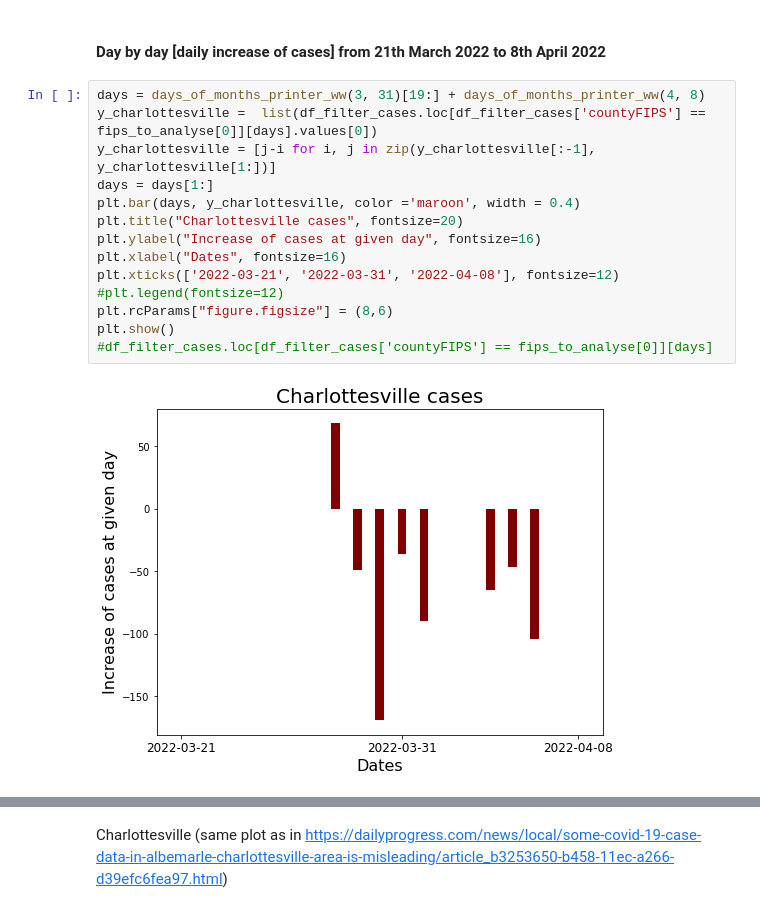
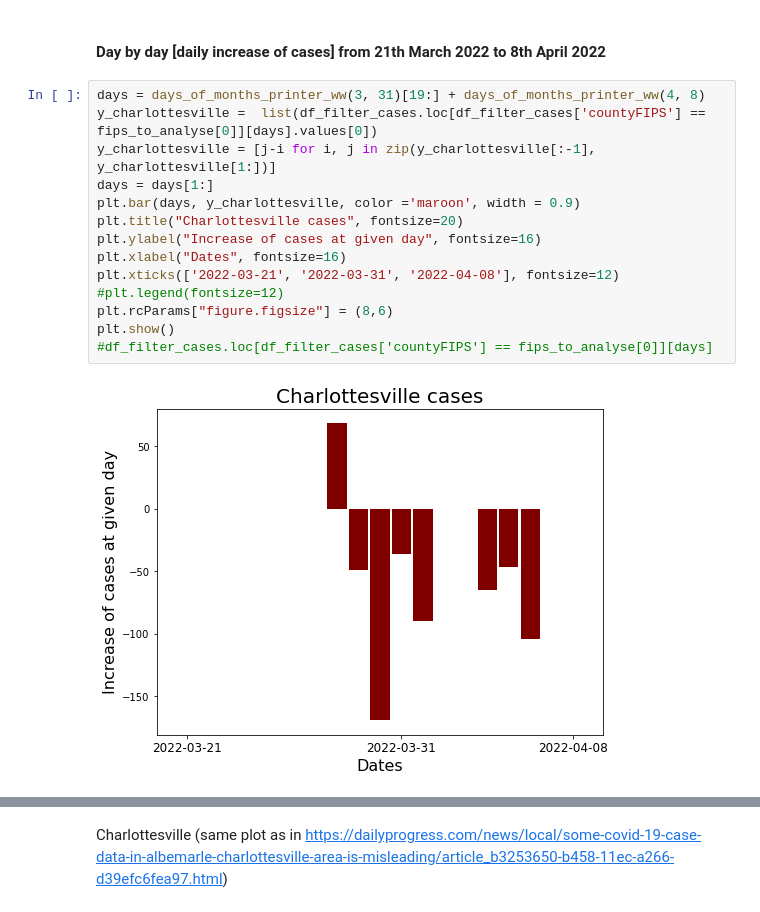
Before and after one commit to dzoanka/Covid19-cases-deaths-against-vax-in-US-counties, a Jupyter notebook: special_cases.ipynb, the cells around one changed output, grey strips where cells are left out. Cells and saved outputs as stored; diff of their text form.

```diff
--- a/special_cases.ipynb
+++ b/special_cases.ipynb
@@ -239,19 +239,19 @@ plt.show()
 # %%
 days = days_of_months_printer_ww(3, 31)[19:] + days_of_months_printer_ww(4, 8)
 y_charlottesville =  list(df_filter_cases.loc[df_filter_cases['countyFIPS'] == fips_to_analyse[0]][days].values[0])
 y_charlottesville = [j-i for i, j in zip(y_charlottesville[:-1], y_charlottesville[1:])]
 days = days[1:]
-plt.bar(days, y_charlottesville, color ='maroon', width = 0.4)
+plt.bar(days, y_charlottesville, color ='maroon', width = 0.9)
 plt.title("Charlottesville cases", fontsize=20)
 plt.ylabel("Increase of cases at given day", fontsize=16)
 plt.xlabel("Dates", fontsize=16)
 plt.xticks(['2022-03-21', '2022-03-31', '2022-04-08'], fontsize=12)
 #plt.legend(fontsize=12)
 plt.rcParams["figure.figsize"] = (8,6)
 plt.show()
 #df_filter_cases.loc[df_filter_cases['countyFIPS'] == fips_to_analyse[0]][days]
 # %% [output]
-[figure, old version]
+[figure, new version]
 # %%
 plt.plot(days, y_charlottesville, color ='maroon')
 plt.title("Charlottesville cases", fontsize=20)
```
Also changed, not shown: parts of 16 cells of this notebook.
